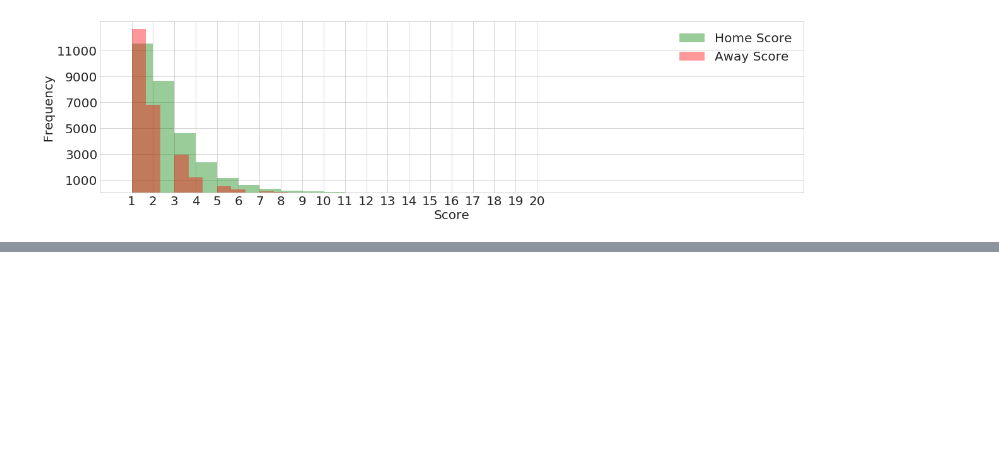
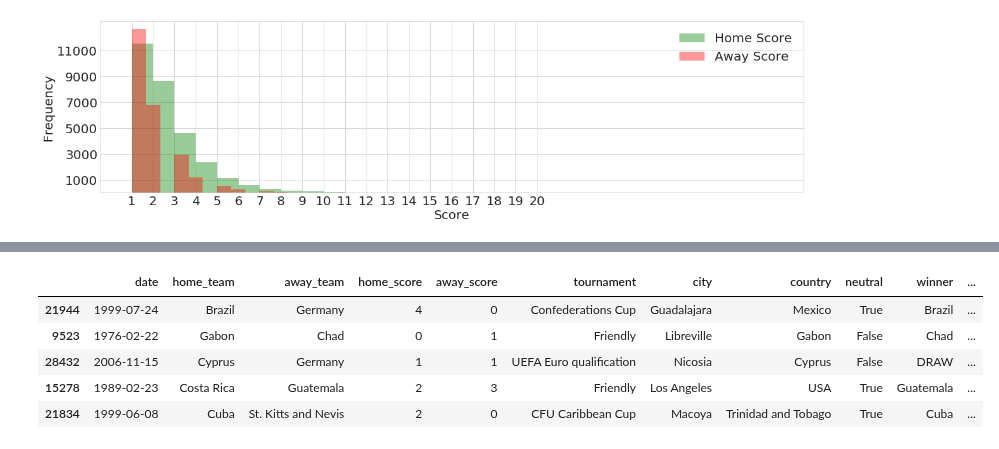
Before and after one commit to sominw/Kaggle, a Jupyter notebook: FootballHistory/Past&Present of Football.ipynb, the cells around one changed output, grey strips where cells are left out. Cells and saved outputs as stored; diff of their text form; code cells hidden in the pictures; blank space fills up the shorter version.

```diff
--- a/FootballHistory/Past&Present of Football.ipynb
+++ b/FootballHistory/Past&Present of Football.ipynb
@@ -54,0 +87,12 @@ plt.show()
+# %%
+win_lose = data
+win_lose['winner'] = data.apply(lambda row: winner(row), axis=1)
+win_lose['loser'] = win_lose.apply(lambda row: lose(row), axis=1)
+win_lose.sample(5)
+# %% [output]
+|  | date | home_team | away_team | home_score | away_score | tournament | city | country | neutral | winner | ... |
+| 21944 | 1999-07-24 | Brazil | Germany | 4 | 0 | Confederations Cup | Guadalajara | Mexico | True | Brazil | ... |
+| 9523 | 1976-02-22 | Gabon | Chad | 0 | 1 | Friendly | Libreville | Gabon | False | Chad | ... |
+| 28432 | 2006-11-15 | Cyprus | Germany | 1 | 1 | UEFA Euro qualification | Nicosia | Cyprus | False | DRAW | ... |
+| 15278 | 1989-02-23 | Costa Rica | Guatemala | 2 | 3 | Friendly | Los Angeles | USA | True | Guatemala | ... |
+| 21834 | 1999-06-08 | Cuba | St. Kitts and Nevis | 2 | 0 | CFU Caribbean Cup | Macoya | Trinidad and Tobago | True | Cuba | ... |
```
Also changed, not shown: parts of 6 cells of this notebook.
